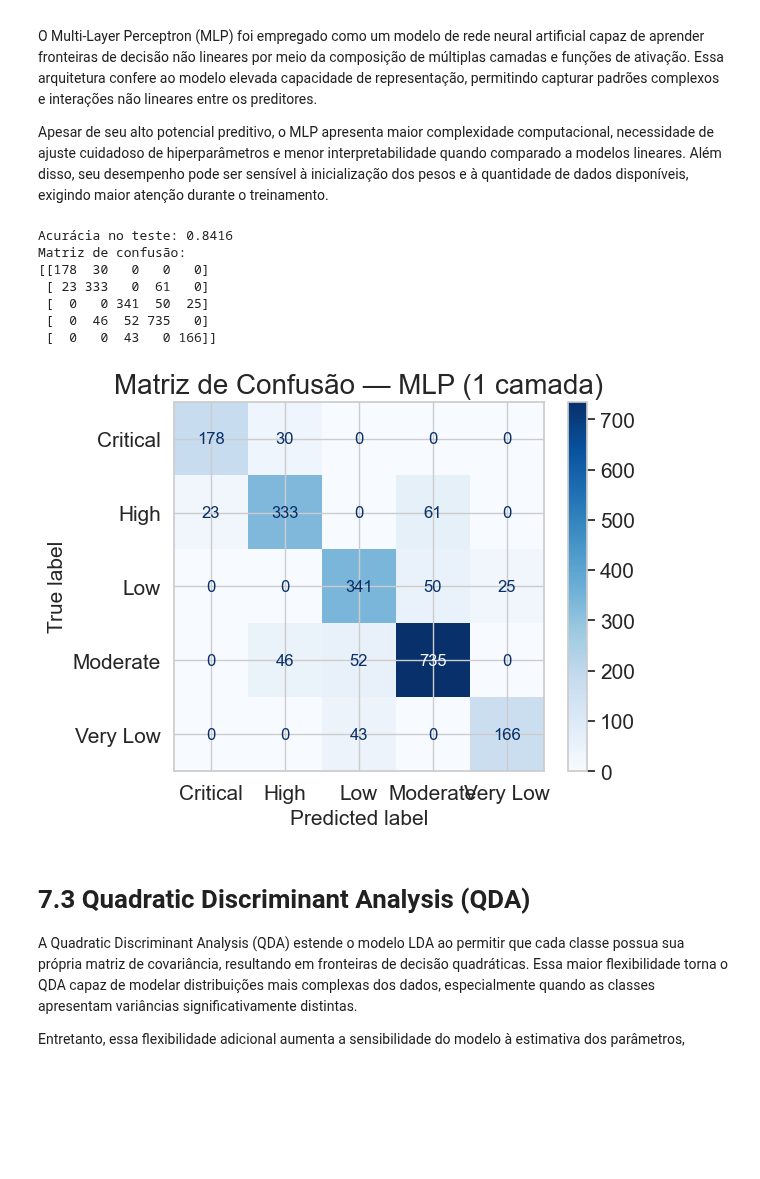
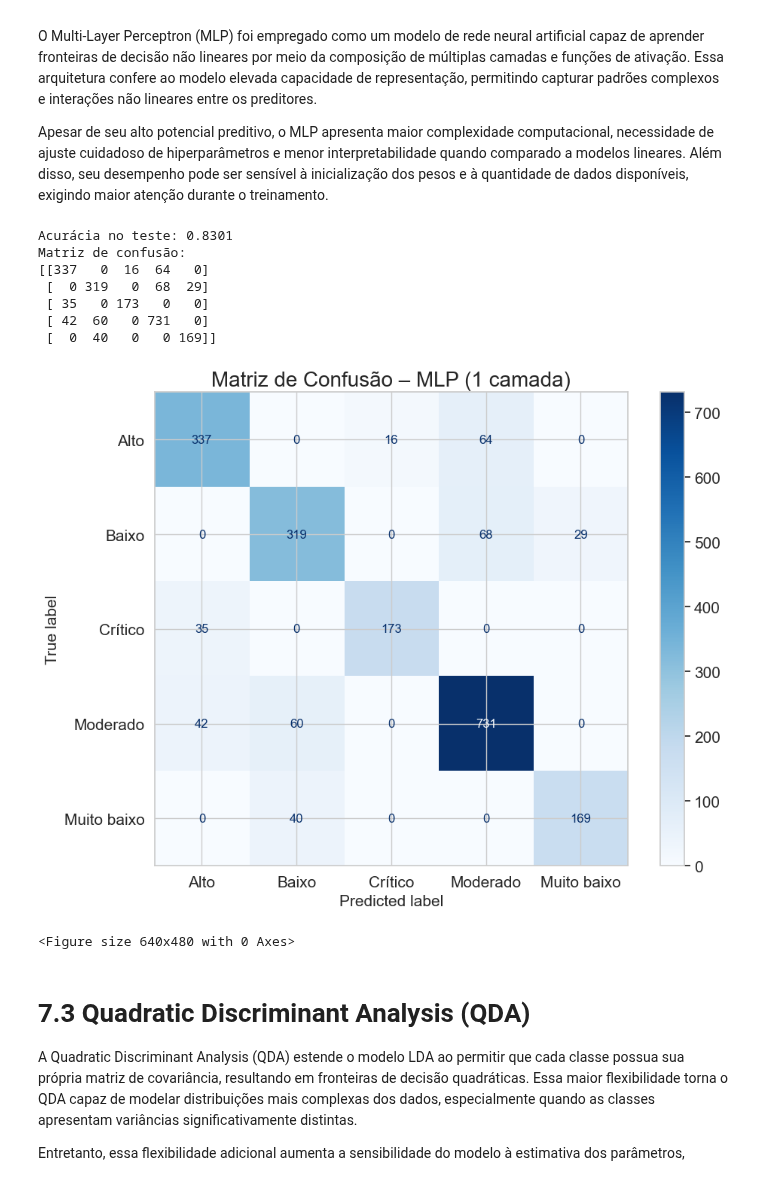
Before and after one commit to diego-nac/ica-homeworks, a Jupyter notebook: homework3/code.ipynb, the cells around one changed output. Saved outputs shown, nothing was run; the diff lists cells and outputs as text; code cells hidden in the pictures; blank space fills up the shorter version.

```diff
--- a/homework3/code.ipynb
+++ b/homework3/code.ipynb
@@ -203,7 +203,7 @@ quantiles = air_quality["PollutionIndex"].quantile(
 ).values
 
 bins = [-np.inf, quantiles[0], quantiles[1], quantiles[2], quantiles[3], np.inf]
-labels = ["Very Low", "Low", "Moderate", "High", "Critical"]
+labels = ["Muito baixo", "Baixo", "Moderado", "Alto", "Crítico"]
 
 air_quality["PollutionClass"] = pd.cut(
     air_quality["PollutionIndex"],
@@ -679,43 +704,52 @@ label_encoder = LabelEncoder()
 y_train_enc = label_encoder.fit_transform(y_train)
 y_test_enc = label_encoder.transform(y_test)
 
 mlp = MLPClassifier(
     hidden_layer_sizes=(32,),
     activation="relu",
     solver="adam",
     alpha=1e-4,
     learning_rate_init=1e-3,
     max_iter=2000,
     early_stopping=True,
     validation_fraction=0.15,
     n_iter_no_change=20,
     random_state=SEED
 )
 
 mlp.fit(X_train, y_train_enc)
 
 y_pred = mlp.predict(X_test)
 acc = accuracy_score(y_test_enc, y_pred)
 cm = confusion_matrix(y_test_enc, y_pred)
 
 print(f"Acurácia no teste: {acc:.4f}")
 print("Matriz de confusão:")
 print(cm)
 
-disp = ConfusionMatrixDisplay(confusion_matrix=cm, display_labels=label_encoder.classes_)
-disp.plot(cmap=plt.cm.Blues)
-plt.title("Matriz de Confusão — MLP (1 camada)")
+fig, ax = plt.subplots(figsize=(10, 7.5))
+
+disp = ConfusionMatrixDisplay(
+    confusion_matrix=cm,
+    display_labels=label_encoder.classes_
+)
+disp.plot(ax=ax, cmap=plt.cm.Blues)
+
 savefig("mlp_confusion_matrix")
+
+plt.title("Matriz de Confusão – MLP (1 camada)")
+plt.tight_layout()
 plt.show()
 # %% [output]
-Acurácia no teste: 0.8416
+Acurácia no teste: 0.8301
 Matriz de confusão:
-[[178  30   0   0   0]
- [ 23 333   0  61   0]
- [  0   0 341  50  25]
- [  0  46  52 735   0]
- [  0   0  43   0 166]]
+[[337   0  16  64   0]
+ [  0 319   0  68  29]
+ [ 35   0 173   0   0]
+ [ 42  60   0 731   0]
+ [  0  40   0   0 169]]
-[figure, old version]
+[figure, new version]
+<Figure size 640x480 with 0 Axes>
 # %% [markdown]
 # 7.3 Quadratic Discriminant Analysis (QDA)
 
```
Also changed, not shown: parts of 12 cells of this notebook, 7 other files.
